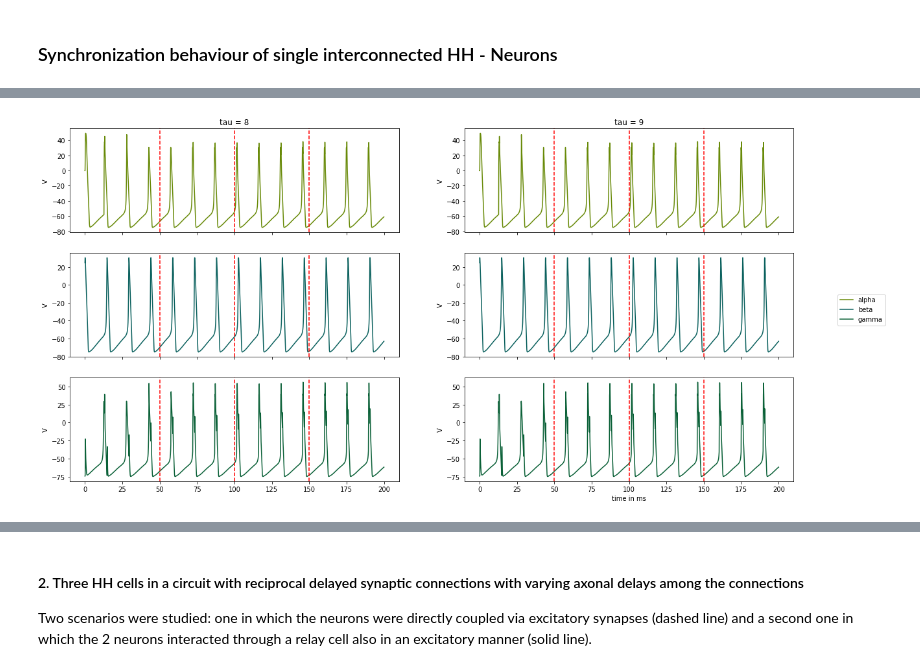
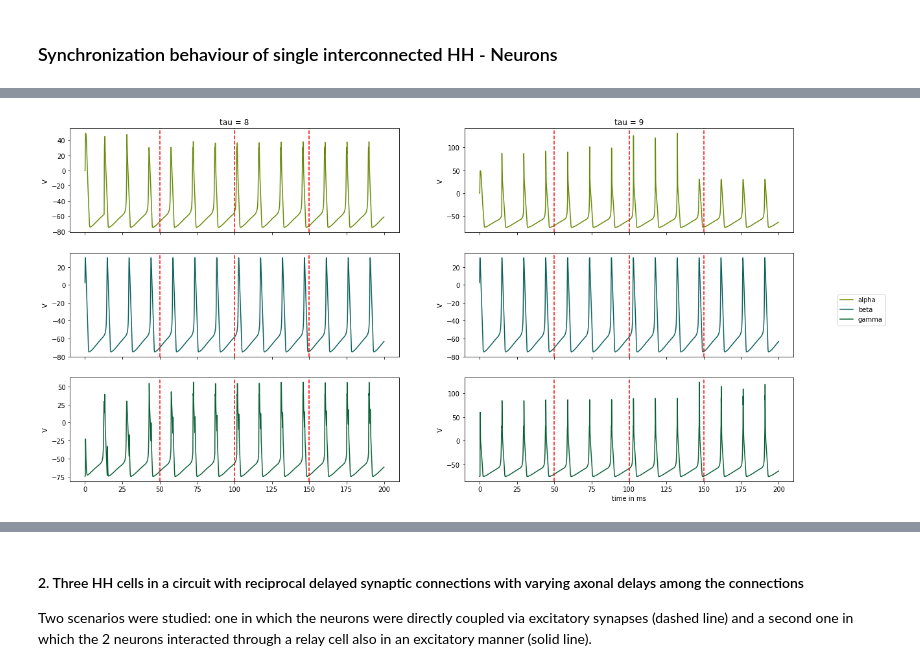
Before and after one commit to ndettmer/neuronal_synchrony_replication, a Jupyter notebook: Results.ipynb, the cells around one changed output, grey strips where cells are left out. Drawn from its saved outputs; the diff is of its cells as text; code cells hidden in the pictures.

```diff
--- a/Results.ipynb
+++ b/Results.ipynb
@@ -26,7 +26,9 @@ Requirement already satisfied, skipping upgrade: numpy>=1.15.4 in /usr/lib/pytho
 Requirement already satisfied, skipping upgrade: python-dateutil>=2.7.3 in /usr/lib/python3/dist-packages (from pandas) (2.7.3)
 # %%
 # import multimeter and spikedetector data from CSVs
-hh_neurons_scenario1 = pd.read_csv("16:38:42_hh-neurons_8ms_delay.csv", header = None).to_numpy()
+hh_neurons_scenario1 = pd.read_csv("dumps/17:24:28_hh-neurons_8ms_delay.csv", header = None).to_numpy()
+hh_neurons_scenario2 = pd.read_csv("dumps/17:25:57_hh-neurons_9ms_delay.csv", header = None).to_numpy()
+
 
 
 
@@ -52,7 +54,7 @@ def spikes_hh(v, tau):
     for i in range(len(v)):
         ax[0][i].set_title('tau = ' + str(tau[i]))
         for j, vm in enumerate(v[i]):
-            legend.append(ax[j][i].plot(ts,vm, color = color[j], label = title[j])[0])
+            legend.append(ax[j][i].plot(ts[:10000],vm[:10000], color = color[j], label = title[j])[0])
             #ax[j][i].set_title(title[j])
             ax[j][i].set_ylabel('V')
             ax[j][i].axvline(50,ls = '--', color = 'red')
@@ -306,6 +300,6 @@ Further, the conduction delays are set to 8ms and the initial phase of each neur
 
 ![alt text](img/exp1.png "Experiment 1")
 # %%
-spikes_hh([hh_neurons_scenario1, hh_neurons_scenario1], [8,9])
+spikes_hh([hh_neurons_scenario1, hh_neurons_scenario2], [8,9])
 # %% [output]
-[figure, old version]
+[figure, new version]
```
Also changed, not shown: parts of 4 cells of this notebook.
